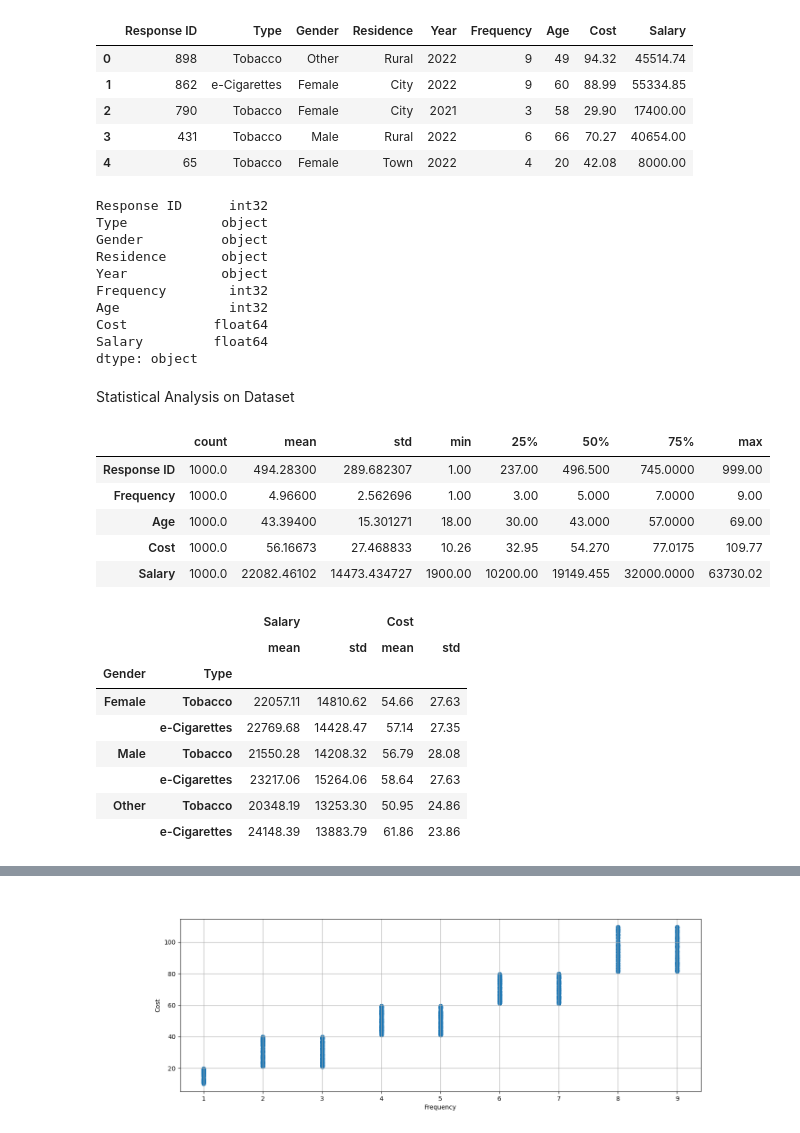
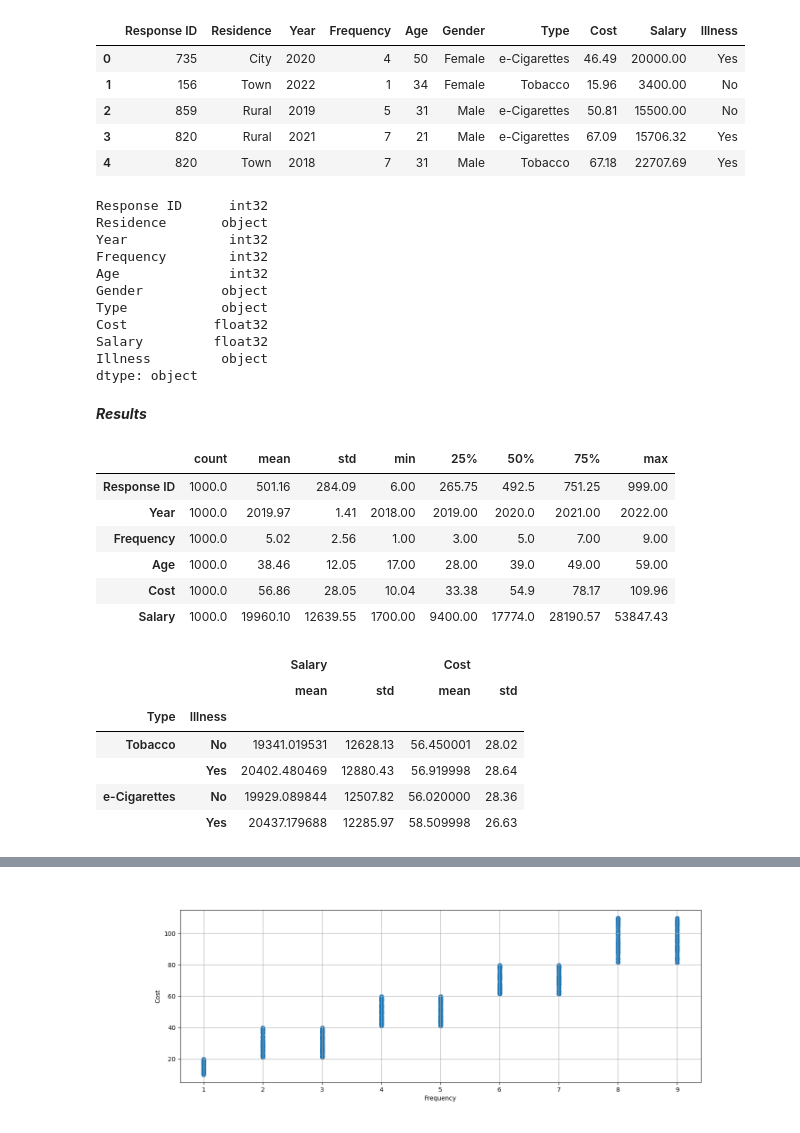
Before and after one commit to MSoD1/Programming-for-Data-Analysis, a Jupyter notebook: Project1_Synthesis_Data.ipynb, the cells around one changed output, grey strips where cells are left out. Drawn from its saved outputs; the diff is of its cells as text; code cells hidden in the pictures.

```diff
--- a/Project1_Synthesis_Data.ipynb
+++ b/Project1_Synthesis_Data.ipynb
@@ -28,6 +34,0 @@ df.head()
-# %%
-df['Type'] = np.random.choice(["Tobacco","e-Cigarettes"], size=dataset, p=[.695,.305])
-df['Gender'] = np.random.choice(["Male","Female", "Other"], size=dataset, p=[.45,.45,.1])
-df['Residence'] = np.random.choice(["City","Town", "Rural"], size=dataset, p=[.37,.42,.21])
-
-df.head()
@@ -41,4 +34,0 @@ df.head()
-# %%
-df['Year'] = np.random.choice(["2022","2019"], size=dataset)
-
-df.head()
@@ -52,5 +37,7 @@ df.head()
 # %%
+df['Residence'] = np.random.choice(["City","Town", "Rural"], size=dataset, p=[.37,.42,.21])
+df['Year'] = np.random.choice([2018, 2019, 2020, 2021, 2022], size=dataset, p=[.2,.2,.2,.2,.2])
 df['Frequency'] = np.random.randint(1,10 , dataset)
-df['Age'] = np.random.randint(18,70 , dataset)
+df['Age'] = np.random.randint(low=17, high=60, size=dataset)
 df.head()
 # %% [output]
@@ -62,0 +52,5 @@ df.head()
+# %%
+df['Gender'] = np.random.choice(["Male","Female"], size=dataset)
+df['Illness'] = np.random.choice(["Yes","No"], size=dataset)
+df['Type'] = np.random.choice(["Tobacco","e-Cigarettes"], size=dataset, p=[.695,.305])
+df.tail()
@@ -95,9 +89,9 @@ df['Cost']= df['Cost'].apply(lambda x:round(x,2))
 df['Salary']= df['Salary'].apply(lambda x:round(x,2))
 df.head()
 # %% [output]
-|  | Response ID | Type | Gender | Residence | Year | Frequency | Age | Cost | Salary |
-| 0 | 898 | Tobacco | Other | Rural | 2022 | 9 | 49 | 94.32 | 45514.74 |
-| 1 | 862 | e-Cigarettes | Female | City | 2022 | 9 | 60 | 88.99 | 55334.85 |
-| 2 | 790 | Tobacco | Female | City | 2021 | 3 | 58 | 29.90 | 17400.00 |
-| 3 | 431 | Tobacco | Male | Rural | 2022 | 6 | 66 | 70.27 | 40654.00 |
-| 4 | 65 | Tobacco | Female | Town | 2022 | 4 | 20 | 42.08 | 8000.00 |
+|  | Response ID | Residence | Year | Frequency | Age | Gender | Type | Cost | Salary | Illness |
+| 0 | 735 | City | 2020 | 4 | 50 | Female | e-Cigarettes | 46.49 | 20000.00 | Yes |
+| 1 | 156 | Town | 2022 | 1 | 34 | Female | Tobacco | 15.96 | 3400.00 | No |
+| 2 | 859 | Rural | 2019 | 5 | 31 | Male | e-Cigarettes | 50.81 | 15500.00 | No |
+| 3 | 820 | Rural | 2021 | 7 | 21 | Male | e-Cigarettes | 67.09 | 15706.32 | Yes |
+| 4 | 820 | Town | 2018 | 7 | 31 | Male | Tobacco | 67.18 | 22707.69 | Yes |
@@ -105,12 +102,13 @@ df.head()
 print(df.dtypes)
 # %% [output]
 Response ID      int32
-Type            object
-Gender          object
 Residence       object
-Year            object
+Year             int32
 Frequency        int32
 Age              int32
-Cost           float64
-Salary         float64
+Gender          object
+Type            object
+Cost           float32
+Salary         float32
+Illness         object
 dtype: object
@@ -120,25 +115,24 @@ df['Salary'] = np.float32(df['Salary'])
-# %% [markdown]
-Statistical Analysis on Dataset
+# %% [markdown]
+<em><strong>Results</strong></em>
 # %%
-df.describe().T
+df.describe().T.apply(lambda x:round(x,2))
 # %% [output]
 |  | count | mean | std | min | 25% | 50% | 75% | max |
-| Response ID | 1000.0 | 494.28300 | 289.682307 | 1.00 | 237.00 | 496.500 | 745.0000 | 999.00 |
-| Frequency | 1000.0 | 4.96600 | 2.562696 | 1.00 | 3.00 | 5.000 | 7.0000 | 9.00 |
-| Age | 1000.0 | 43.39400 | 15.301271 | 18.00 | 30.00 | 43.000 | 57.0000 | 69.00 |
-| Cost | 1000.0 | 56.16673 | 27.468833 | 10.26 | 32.95 | 54.270 | 77.0175 | 109.77 |
-| Salary | 1000.0 | 22082.46102 | 14473.434727 | 1900.00 | 10200.00 | 19149.455 | 32000.0000 | 63730.02 |
+| Response ID | 1000.0 | 501.16 | 284.09 | 6.00 | 265.75 | 492.5 | 751.25 | 999.00 |
+| Year | 1000.0 | 2019.97 | 1.41 | 2018.00 | 2019.00 | 2020.0 | 2021.00 | 2022.00 |
+| Frequency | 1000.0 | 5.02 | 2.56 | 1.00 | 3.00 | 5.0 | 7.00 | 9.00 |
+| Age | 1000.0 | 38.46 | 12.05 | 17.00 | 28.00 | 39.0 | 49.00 | 59.00 |
+| Cost | 1000.0 | 56.86 | 28.05 | 10.04 | 33.38 | 54.9 | 78.17 | 109.96 |
+| Salary | 1000.0 | 19960.10 | 12639.55 | 1700.00 | 9400.00 | 17774.0 | 28190.57 | 53847.43 |
 # %%
-df2= df.loc[:, ['Salary','Cost','Type','Gender']]
-df2.groupby(['Type']).agg([np.mean, np.std]).round(2)
-df2.groupby(["Gender","Type"]).agg([np.mean, np.std]).round(2)
+df1= df.loc[:, ['Salary','Cost','Type', 'Illness']]
+df1.groupby(['Type', 'Illness']).agg([np.mean, np.std]).apply(lambda x:round(x,2))
+#df1.groupby(['Type', 'Illness']).agg([np.mean, np.std]).apply(lambda x:round(x,2))
 # %% [output]
 |  |  | Salary |  | Cost |  |
 |  |  | mean | std | mean | std |
-| Gender | Type |  |  |  |  |
-| Female | Tobacco | 22057.11 | 14810.62 | 54.66 | 27.63 |
-|  | e-Cigarettes | 22769.68 | 14428.47 | 57.14 | 27.35 |
-| Male | Tobacco | 21550.28 | 14208.32 | 56.79 | 28.08 |
-|  | e-Cigarettes | 23217.06 | 15264.06 | 58.64 | 27.63 |
-| Other | Tobacco | 20348.19 | 13253.30 | 50.95 | 24.86 |
-|  | e-Cigarettes | 24148.39 | 13883.79 | 61.86 | 23.86 |
+| Type | Illness |  |  |  |  |
+| Tobacco | No | 19341.019531 | 12628.13 | 56.450001 | 28.02 |
+|  | Yes | 20402.480469 | 12880.43 | 56.919998 | 28.64 |
+| e-Cigarettes | No | 19929.089844 | 12507.82 | 56.020000 | 28.36 |
+|  | Yes | 20437.179688 | 12285.97 | 58.509998 | 26.63 |
```
Also changed, not shown: parts of 24 cells of this notebook.
